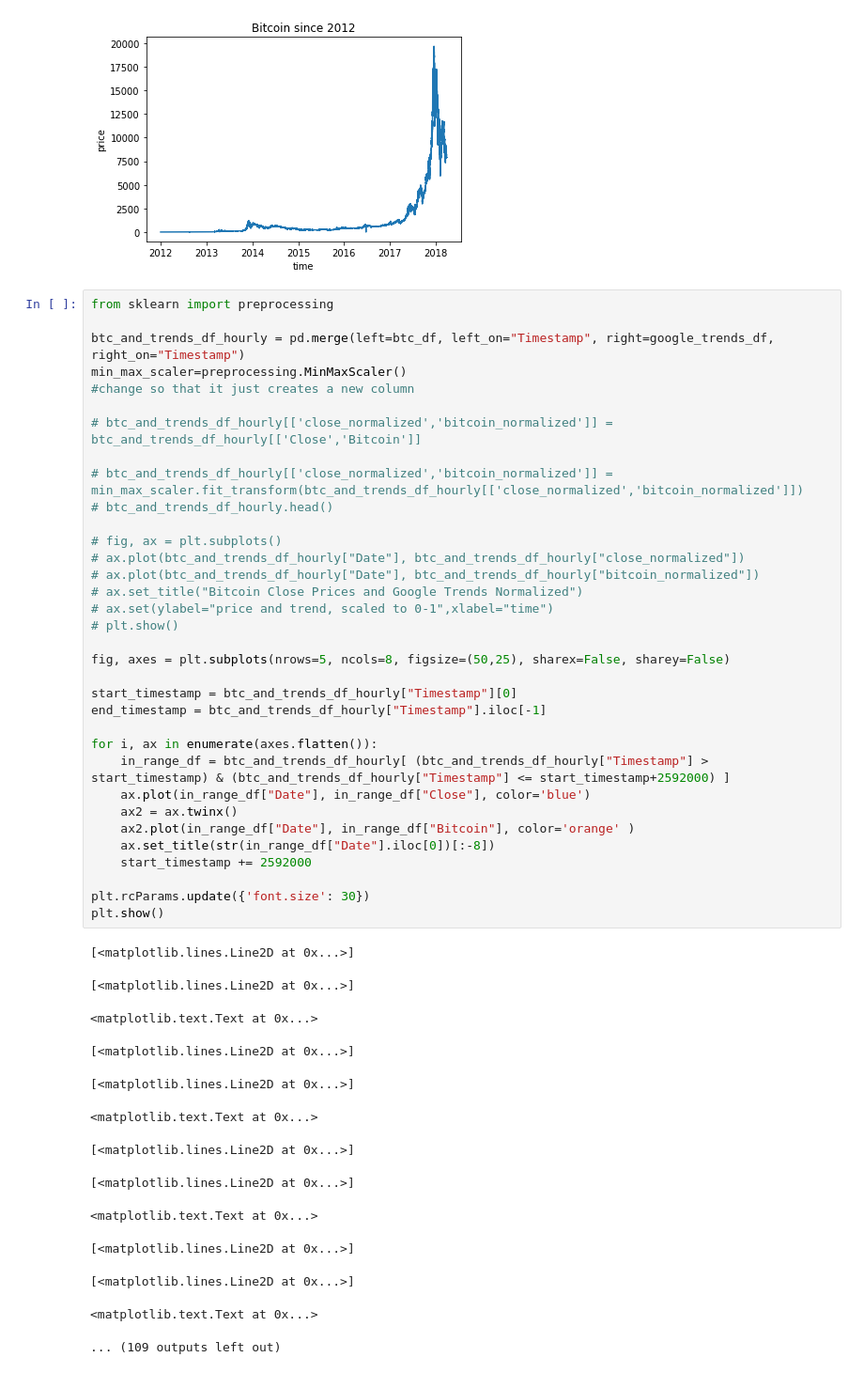
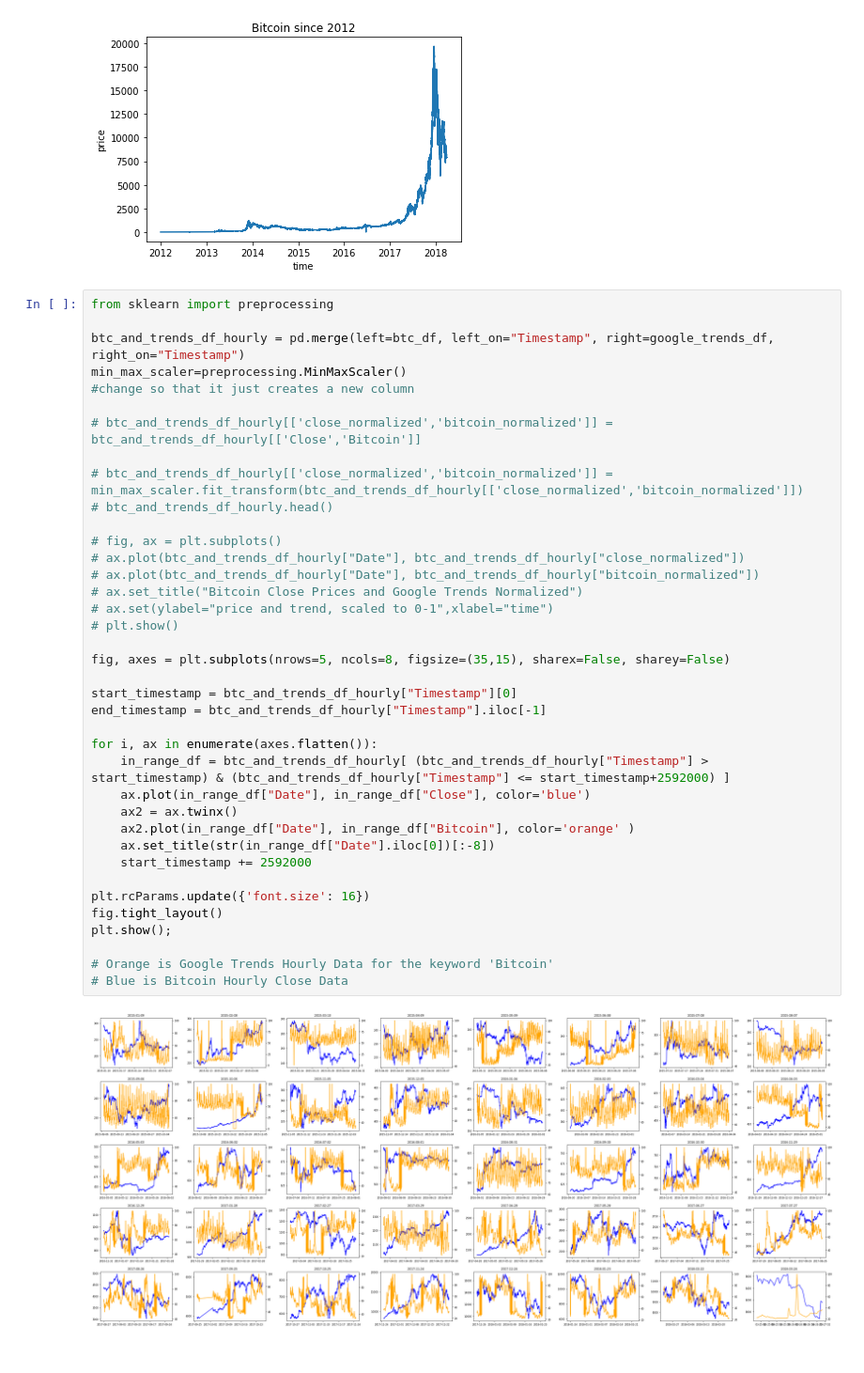
Before and after one commit to shoyasaxa/Crypto-Spikes, a Jupyter notebook: analyze_data.ipynb, the cells around one changed output. Shown: that part at 94% size. Saved outputs shown, nothing was run; the diff lists cells and outputs as text.

Commit message:
improve plot aesthetic for grid

```diff
--- a/analyze_data.ipynb
+++ b/analyze_data.ipynb
@@ -63,46 +63,38 @@ from sklearn import preprocessing
 
 btc_and_trends_df_hourly = pd.merge(left=btc_df, left_on="Timestamp", right=google_trends_df, right_on="Timestamp")
 min_max_scaler=preprocessing.MinMaxScaler()
 #change so that it just creates a new column
 
 # btc_and_trends_df_hourly[['close_normalized','bitcoin_normalized']] = btc_and_trends_df_hourly[['Close','Bitcoin']]
 
 # btc_and_trends_df_hourly[['close_normalized','bitcoin_normalized']] = min_max_scaler.fit_transform(btc_and_trends_df_hourly[['close_normalized','bitcoin_normalized']])
 # btc_and_trends_df_hourly.head()
 
 # fig, ax = plt.subplots()
 # ax.plot(btc_and_trends_df_hourly["Date"], btc_and_trends_df_hourly["close_normalized"])
 # ax.plot(btc_and_trends_df_hourly["Date"], btc_and_trends_df_hourly["bitcoin_normalized"])
 # ax.set_title("Bitcoin Close Prices and Google Trends Normalized")
 # ax.set(ylabel="price and trend, scaled to 0-1",xlabel="time")
 # plt.show()
 
-fig, axes = plt.subplots(nrows=5, ncols=8, figsize=(50,25), sharex=False, sharey=False)
+fig, axes = plt.subplots(nrows=5, ncols=8, figsize=(35,15), sharex=False, sharey=False)
 
 start_timestamp = btc_and_trends_df_hourly["Timestamp"][0]
 end_timestamp = btc_and_trends_df_hourly["Timestamp"].iloc[-1]
 
 for i, ax in enumerate(axes.flatten()):
     in_range_df = btc_and_trends_df_hourly[ (btc_and_trends_df_hourly["Timestamp"] > start_timestamp) & (btc_and_trends_df_hourly["Timestamp"] <= start_timestamp+2592000) ]
     ax.plot(in_range_df["Date"], in_range_df["Close"], color='blue')
     ax2 = ax.twinx()
     ax2.plot(in_range_df["Date"], in_range_df["Bitcoin"], color='orange' )
     ax.set_title(str(in_range_df["Date"].iloc[0])[:-8])
     start_timestamp += 2592000
 
-plt.rcParams.update({'font.size': 30})
-plt.show()
+plt.rcParams.update({'font.size': 16})
+fig.tight_layout()
+plt.show();
+
+# Orange is Google Trends Hourly Data for the keyword 'Bitcoin'
+# Blue is Bitcoin Hourly Close Data
 # %% [output]
-[<matplotlib.lines.Line2D at 0x...>]
-[<matplotlib.lines.Line2D at 0x...>]
-<matplotlib.text.Text at 0x...>
-[<matplotlib.lines.Line2D at 0x...>]
-[<matplotlib.lines.Line2D at 0x...>]
-<matplotlib.text.Text at 0x...>
-[<matplotlib.lines.Line2D at 0x...>]
-[<matplotlib.lines.Line2D at 0x...>]
-<matplotlib.text.Text at 0x...>
-[<matplotlib.lines.Line2D at 0x...>]
-[<matplotlib.lines.Line2D at 0x...>]
-<matplotlib.text.Text at 0x...>
-... (109 outputs left out)
+[figure, added]
```
